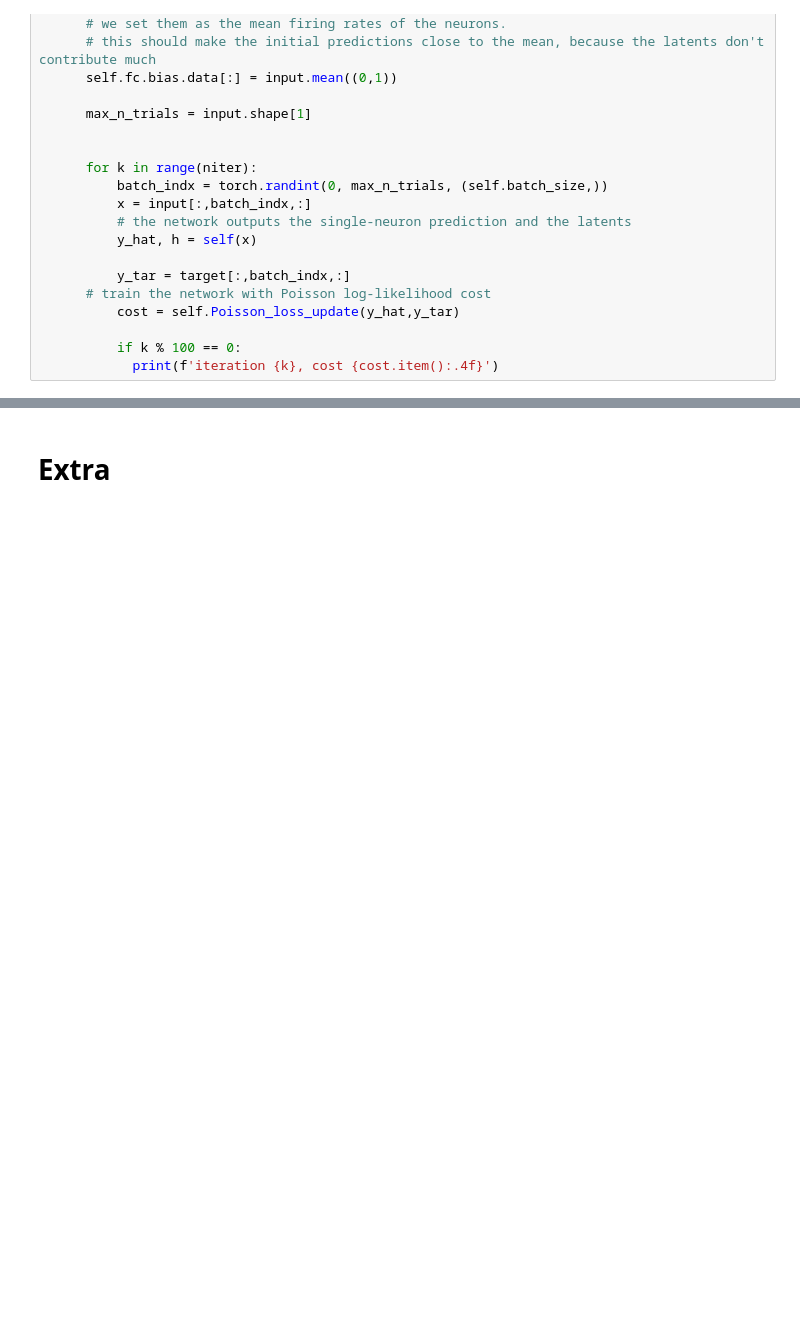
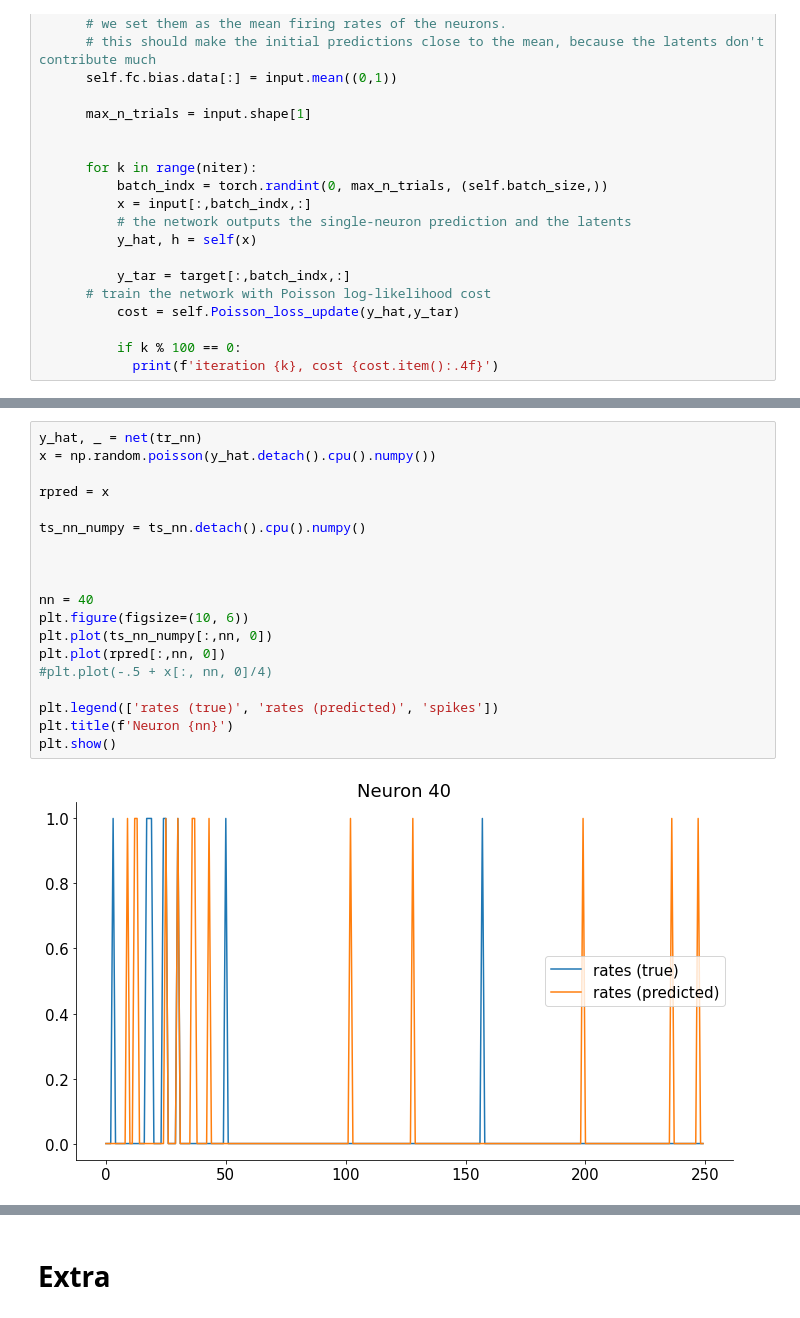
Before and after one commit to michele1993/NMA_latentDynamics, a Jupyter notebook: Copy_of_load_steinmetz_decisions.ipynb, the cells around one changed output, grey strips where cells are left out. Saved outputs shown, nothing was run; the diff lists cells and outputs as text; blank space fills up the shorter version.

```diff
--- a/Copy_of_load_steinmetz_decisions.ipynb
+++ b/Copy_of_load_steinmetz_decisions.ipynb
@@ -530,3 +287,24 @@ iteration 9900, cost 0.0981
+# %%
+y_hat, _ = net(tr_nn)
+x = np.random.poisson(y_hat.detach().cpu().numpy())
+
+rpred = x
+
+ts_nn_numpy = ts_nn.detach().cpu().numpy()
+
+
+
+nn = 40
+plt.figure(figsize=(10, 6))
+plt.plot(ts_nn_numpy[:,nn, 0])
+plt.plot(rpred[:,nn, 0])
+#plt.plot(-.5 + x[:, nn, 0]/4)
+
+plt.legend(['rates (true)', 'rates (predicted)', 'spikes'])
+plt.title(f'Neuron {nn}')
+plt.show()
+# %% [output]
+[figure, added]
 # %%
 y_hat, _ = net(tr_nn)
 
```
Also changed, not shown: parts of 20 cells of this notebook.
